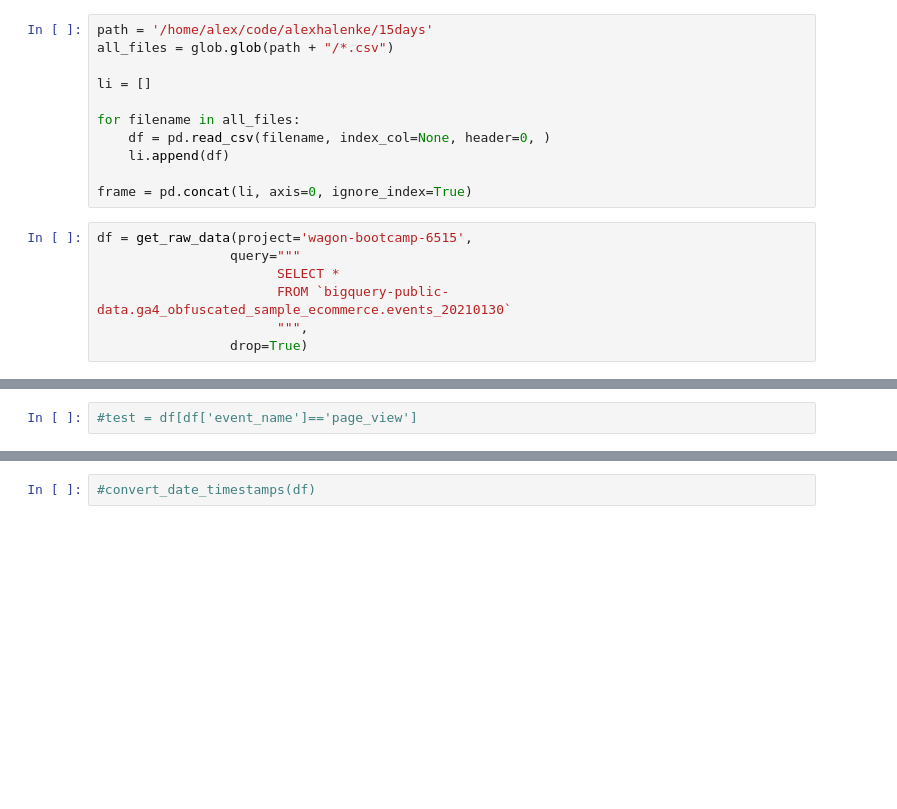
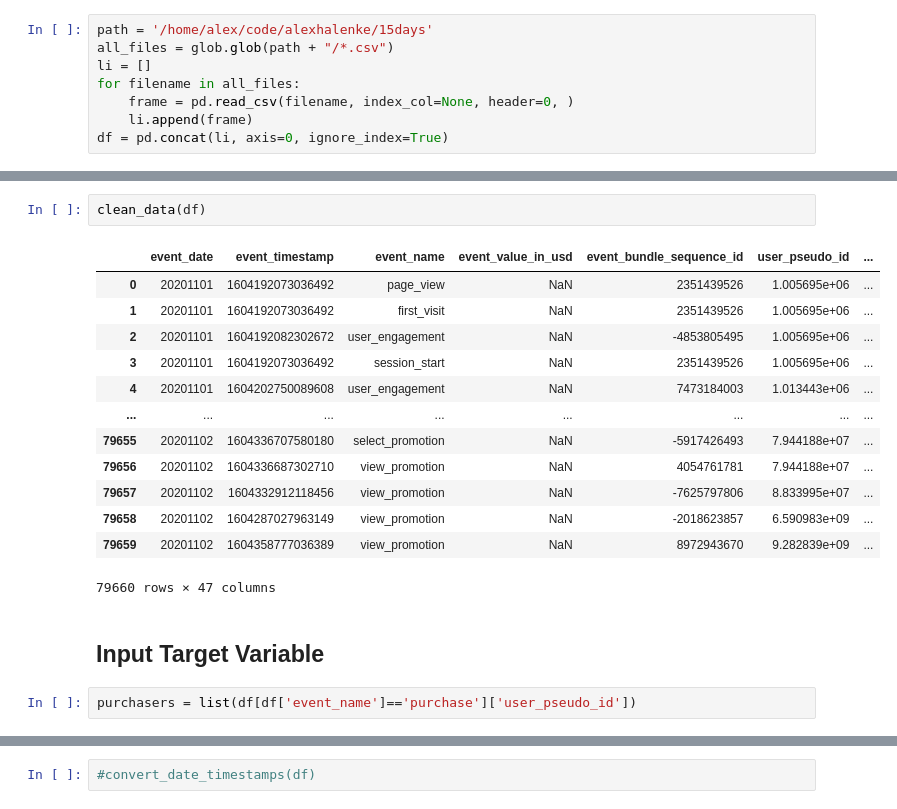
Before and after one commit to alexhalenke/Predicting_Purchase_Intention, a Jupyter notebook: notebooks/notebook_Alex.ipynb, the cells around one changed output, grey strips where cells are left out. Cells and saved outputs as stored; diff of their text form; blank space fills up the shorter version.

```diff
--- a/notebooks/notebook_Alex.ipynb
+++ b/notebooks/notebook_Alex.ipynb
@@ -8,18 +18,8 @@ import glob
 # %%
 path = '/home/alex/code/alexhalenke/15days'
 all_files = glob.glob(path + "/*.csv")
-
 li = []
-
 for filename in all_files:
-    df = pd.read_csv(filename, index_col=None, header=0, )
-    li.append(df)
-
-frame = pd.concat(li, axis=0, ignore_index=True)
+    frame = pd.read_csv(filename, index_col=None, header=0, )
+    li.append(frame)
+df = pd.concat(li, axis=0, ignore_index=True)
-# %%
-df = get_raw_data(project='wagon-bootcamp-6515',
-                 query="""
-                       SELECT *
-                       FROM `bigquery-public-data.ga4_obfuscated_sample_ecommerce.events_20210130`
-                       """,
-                 drop=True)
@@ -28,2 +36,20 @@ df = get_raw_data(project='wagon-bootcamp-6515',
+# %%
+clean_data(df)
+# %% [output]
+|  | event_date | event_timestamp | event_name | event_value_in_usd | event_bundle_sequence_id | user_pseudo_id | ... |
+| 0 | 20201101 | 1604192073036492 | page_view | NaN | 2351439526 | 1.005695e+06 | ... |
+| 1 | 20201101 | 1604192073036492 | first_visit | NaN | 2351439526 | 1.005695e+06 | ... |
+| 2 | 20201101 | 1604192082302672 | user_engagement | NaN | -4853805495 | 1.005695e+06 | ... |
+| 3 | 20201101 | 1604192073036492 | session_start | NaN | 2351439526 | 1.005695e+06 | ... |
+| 4 | 20201101 | 1604202750089608 | user_engagement | NaN | 7473184003 | 1.013443e+06 | ... |
+| ... | ... | ... | ... | ... | ... | ... | ... |
+| 79655 | 20201102 | 1604336707580180 | select_promotion | NaN | -5917426493 | 7.944188e+07 | ... |
+| 79656 | 20201102 | 1604336687302710 | view_promotion | NaN | 4054761781 | 7.944188e+07 | ... |
+| 79657 | 20201102 | 1604332912118456 | view_promotion | NaN | -7625797806 | 8.833995e+07 | ... |
+| 79658 | 20201102 | 1604287027963149 | view_promotion | NaN | -2018623857 | 6.590983e+09 | ... |
+| 79659 | 20201102 | 1604358777036389 | view_promotion | NaN | 8972943670 | 9.282839e+09 | ... |
+79660 rows × 47 columns
+# %% [markdown]
+## Input Target Variable
 # %%
-#test = df[df['event_name']=='page_view']
+purchasers = list(df[df['event_name']=='purchase']['user_pseudo_id'])
```
Also changed, not shown: parts of 38 cells of this notebook.
